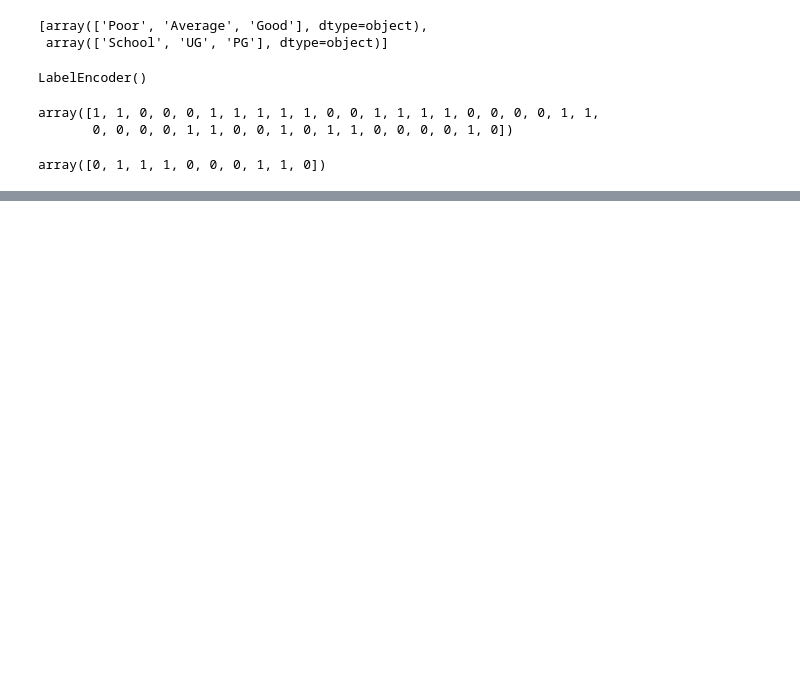
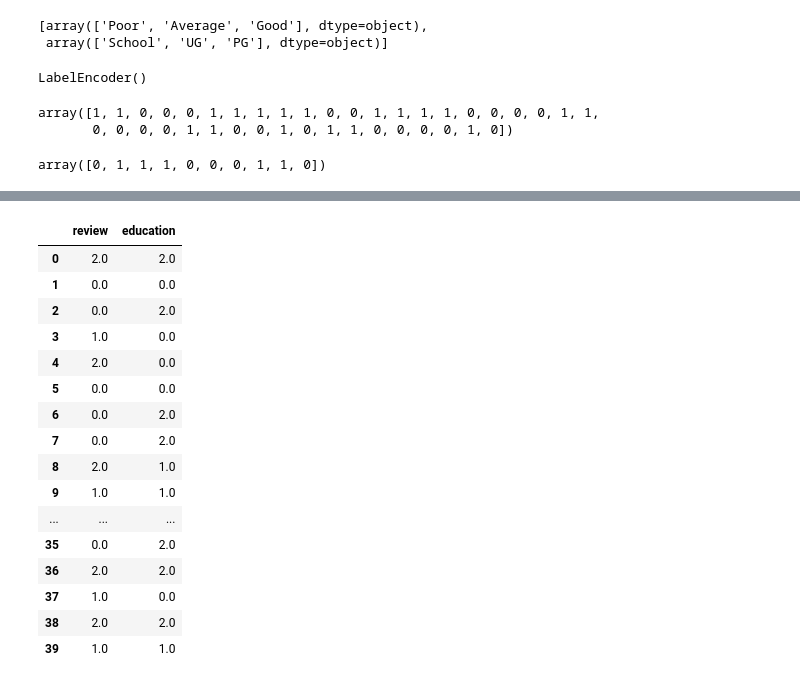
Before and after one commit to rakesh-mandal/ML, a Jupyter notebook: day26-Ordinal_encoding/day26.ipynb, the cells around one changed output, grey strips where cells are left out. Drawn from its saved outputs; the diff is of its cells as text; code cells hidden in the pictures; blank space fills up the shorter version.

```diff
--- a/day26-Ordinal_encoding/day26.ipynb
+++ b/day26-Ordinal_encoding/day26.ipynb
@@ -154,0 +167,25 @@ X_test
+# %%
+X_train = pd.DataFrame(
+    X_train,
+    columns=['review', 'education']
+)
+# %%
+X_train
+# %% [output]
+|  | review | education |
+| 0 | 2.0 | 2.0 |
+| 1 | 0.0 | 0.0 |
+| 2 | 0.0 | 2.0 |
+| 3 | 1.0 | 0.0 |
+| 4 | 2.0 | 0.0 |
+| 5 | 0.0 | 0.0 |
+| 6 | 0.0 | 2.0 |
+| 7 | 0.0 | 2.0 |
+| 8 | 2.0 | 1.0 |
+| 9 | 1.0 | 1.0 |
+| ... | ... | ... |
+| 35 | 0.0 | 2.0 |
+| 36 | 2.0 | 2.0 |
+| 37 | 1.0 | 0.0 |
+| 38 | 2.0 | 2.0 |
+| 39 | 1.0 | 1.0 |
```
Also changed, not shown: parts of 6 cells of this notebook.
